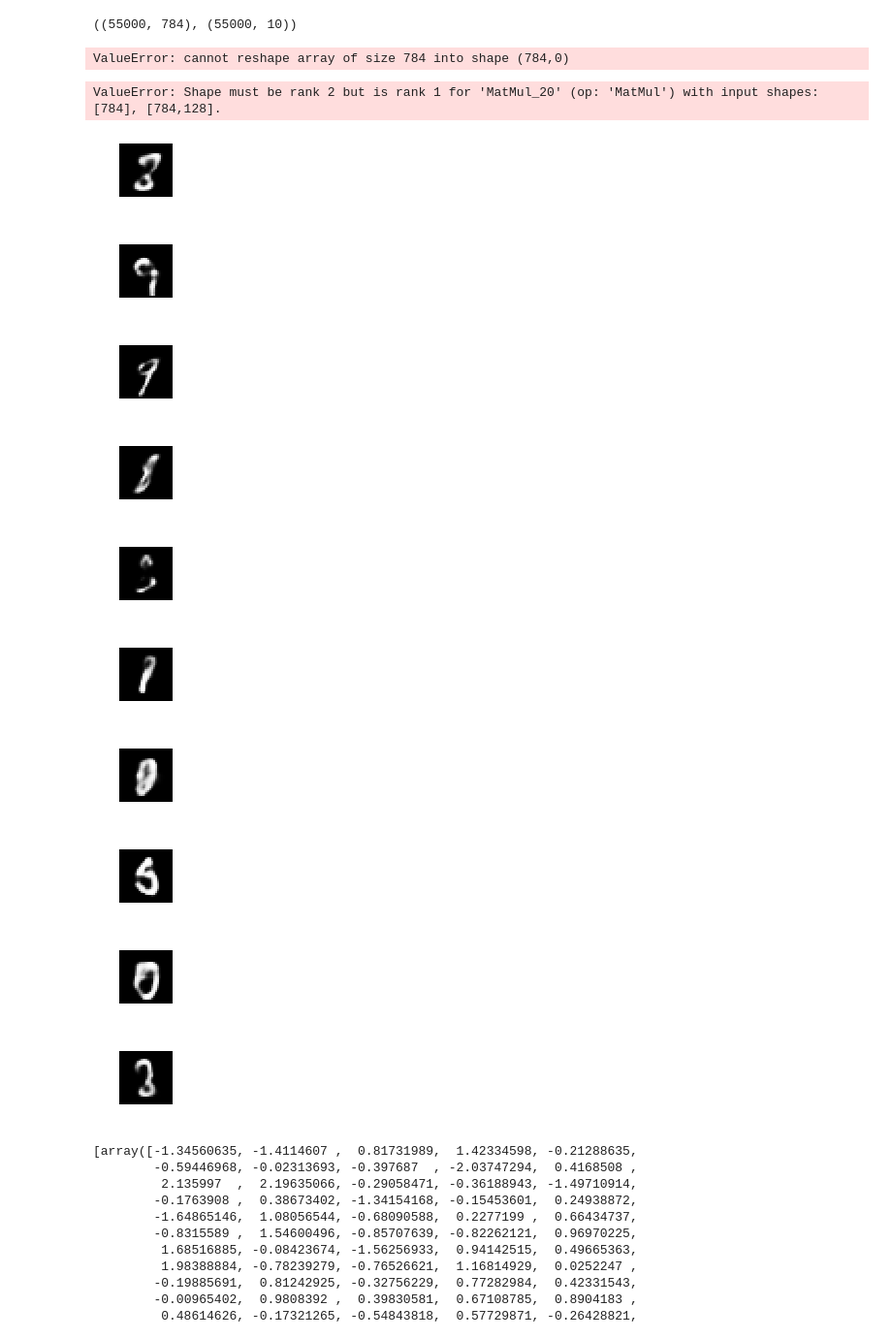
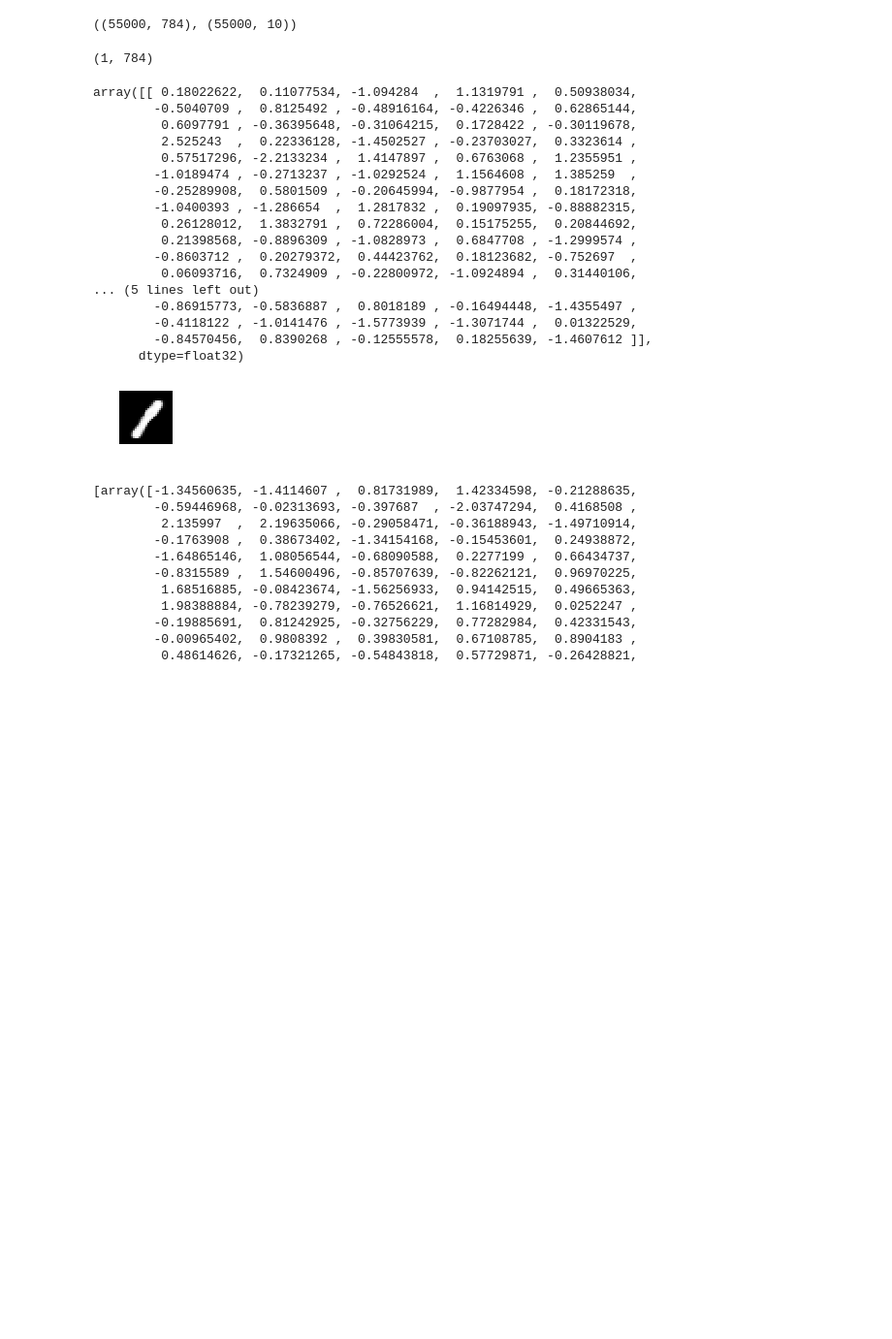
Before and after one commit to davidGCR/VA_captcha, a Jupyter notebook: VA-Captcha.ipynb, the cells around one changed output. Shown: that part at 97% size. Drawn from its saved outputs; the diff is of its cells as text; code cells hidden in the pictures; blank space fills up the shorter version.

```diff
--- a/VA-Captcha.ipynb
+++ b/VA-Captcha.ipynb
@@ -168,11 +168,11 @@ X.shape, y.shape
 # %% [output]
 ((55000, 784), (55000, 10))
 # %%
-number1 = 2
+number1 = 1
 labels = [np.where(r==1)[0][0] for r in y]
 index = labels.index(number1)
 image_number1 = X[index]
-image_number1 = image_number1.
+image_number1 = np.transpose(image_number1.reshape(image_number1.shape[0],1))
 image_number1.shape
 # %% [output]
-ValueError: cannot reshape array of size 784 into shape (784,0)
+(1, 784)
@@ -179,32 +182,40 @@ ValueError: cannot reshape array of size 784 into shape (784,0)
 # %%
 z_mu, z_logvar = Q(image_number1)
 z_sample = sample_z(z_mu, z_logvar)
+with sess.as_default():
+    z_sample = z_sample.eval()
+z_sample
 # %% [output]
-ValueError: Shape must be rank 2 but is rank 1 for 'MatMul_20' (op: 'MatMul') with input shapes: [784], [784,128].
+array([[ 0.18022622,  0.11077534, -1.094284  ,  1.1319791 ,  0.50938034,
+        -0.5040709 ,  0.8125492 , -0.48916164, -0.4226346 ,  0.62865144,
+         0.6097791 , -0.36395648, -0.31064215,  0.1728422 , -0.30119678,
+         2.525243  ,  0.22336128, -1.4502527 , -0.23703027,  0.3323614 ,
+         0.57517296, -2.2133234 ,  1.4147897 ,  0.6763068 ,  1.2355951 ,
+        -1.0189474 , -0.2713237 , -1.0292524 ,  1.1564608 ,  1.385259  ,
+        -0.25289908,  0.5801509 , -0.20645994, -0.9877954 ,  0.18172318,
+        -1.0400393 , -1.286654  ,  1.2817832 ,  0.19097935, -0.88882315,
+         0.26128012,  1.3832791 ,  0.72286004,  0.15175255,  0.20844692,
+         0.21398568, -0.8896309 , -1.0828973 ,  0.6847708 , -1.2999574 ,
+        -0.8603712 ,  0.20279372,  0.44423762,  0.18123682, -0.752697  ,
+         0.06093716,  0.7324909 , -0.22800972, -1.0924894 ,  0.31440106,
+... (5 lines left out)
+        -0.86915773, -0.5836887 ,  0.8018189 , -0.16494448, -1.4355497 ,
+        -0.4118122 , -1.0141476 , -1.5773939 , -1.3071744 ,  0.01322529,
+        -0.84570456,  0.8390268 , -0.12555578,  0.18255639, -1.4607612 ]],
+      dtype=float32)
 # %%
-#randoms = [np.random.normal(0, 1, z_dim) for _ in range(10)]
-
-
+randoms = [np.random.normal(0, 1, z_dim) for _ in range(10)]
 # Sampling from random z
 X_samples, _ = P(z)
-imgs = sess.run(X_samples, feed_dict = {z: randoms})
+imgs = sess.run(X_samples, feed_dict = {z: z_sample})
 imgs = [np.reshape(imgs[i], [28, 28]) for i in range(len(imgs))]
 
 for img in imgs:
     plt.figure(figsize=(1,1))
     plt.axis('off')
     plt.imshow(img, cmap='gray')
 # %% [output]
-[figure, old version]
+[figure, new version]
-[figure, removed]
-[figure, removed]
-[figure, removed]
-[figure, removed]
-[figure, removed]
-[figure, removed]
-[figure, removed]
-[figure, removed]
-[figure, removed]
 # %%
 randoms
 # %% [output]
```
Also changed, not shown: parts of 1 cell of this notebook.
